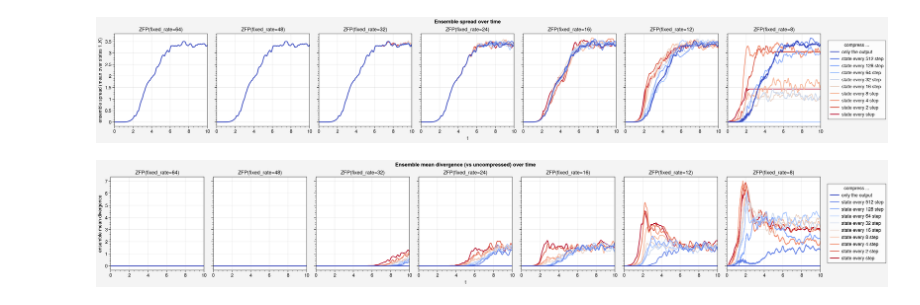
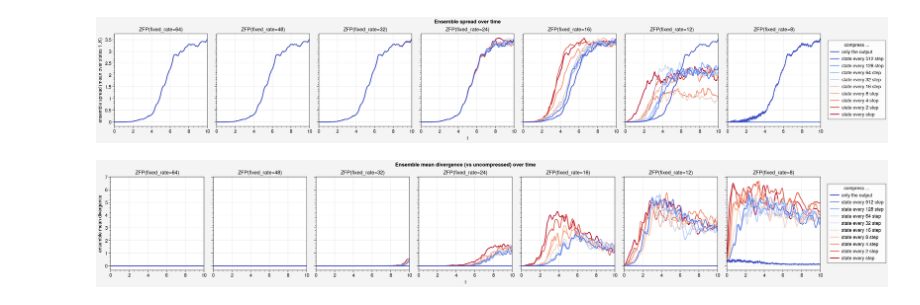
Before and after one commit to juntyr/lorenz96-compress, a Jupyter notebook: plot.ipynb, the cells around one changed output. Saved outputs shown, nothing was run; the diff lists cells and outputs as text; code cells hidden in the pictures.

```diff
--- a/plot.ipynb
+++ b/plot.ipynb
@@ -37,7 +37,7 @@ fig, axs = plt.subplots(nrows=1, ncols=len(rates))
 fig.format(suptitle="Ensemble spread over time")
 
 for rate, ax in zip(rates, axs):
-    rate_configs = [c for c in configs if c["zfp_fixed_rate"] == rate]
+    rate_configs = [c for c in configs if c["zfp_fixed_rate"] == rate and c["compression_frequency"] >= 0]
     rate_configs = sorted(
         rate_configs,
         key=lambda c: (
@@ -77,7 +77,7 @@ fig.legend(handles[::-1], labels[::-1], title="compress ...", loc="right", ncols
 
 plt.show()
 # %% [output]
-[figure, old version]
+[figure, new version]
 # %%
 rates = sorted(set(c["zfp_fixed_rate"] for c in configs), reverse=True)
 
@@ -85,7 +85,7 @@ fig, axs = plt.subplots(nrows=1, ncols=len(rates))
 fig.format(suptitle="Ensemble mean divergence (vs uncompressed) over time")
 
 for rate, ax in zip(rates, axs):
-    rate_configs = [c for c in configs if c["zfp_fixed_rate"] == rate]
+    rate_configs = [c for c in configs if c["zfp_fixed_rate"] == rate and c["compression_frequency"] >= 0]
     rate_configs = sorted(
         rate_configs,
         key=lambda c: (
@@ -96,7 +96,7 @@ for rate, ax in zip(rates, axs):
     )
 
     base_ensemble = load_model_ensemble(
-        next(Path(c["output"]) for c in rate_configs if c["compression_frequency"] == 0)
+        next(Path(c["output"]) for c in configs if c["zfp_fixed_rate"] == rate and c["compression_frequency"] == -1)
     )
     base_ensemble_mean = ensemble_mean(base_ensemble)
 
@@ -106,34 +106,34 @@ for rate, ax in zip(rates, axs):
     for config in rate_configs:
         ensemble = load_model_ensemble(Path(config["output"]))
 
         c = config["compression_frequency"]
 
         if c < 0:
             label = "nothing"
         elif c == 0:
             label = "only the output"
         else:
             label = f"state every {c if c != 1 else 'step'}{' step' if c != 1 else ''}"
 
         ax.plot(
             np.arange(ensemble.shape[-2]) * config["dt"],
             (
                 np.linalg.norm(ensemble_mean(ensemble) - base_ensemble_mean, axis=1)
                 / np.sqrt(base_ensemble_mean.shape[-1])
             ),
             label=label, cycle=cycle,
         )
 
     ax.set_title(f"ZFP(fixed_rate={config['zfp_fixed_rate']})")
     ax.set_xlabel("$t$")
     ax.set_ylabel("ensemble mean divergence")
 
 handles, labels = ax.get_legend_handles_labels()
 fig.legend(handles[::-1], labels[::-1], title="compress ...", loc="right", ncols=1)
 
 plt.show()
 # %% [output]
-[figure, old version]
+[figure, new version]
 # %%
 rates = sorted(set(c["zfp_fixed_rate"] for c in configs), reverse=True)
 frequencies = sorted(
```
Also changed, not shown: parts of 1 cell of this notebook.
